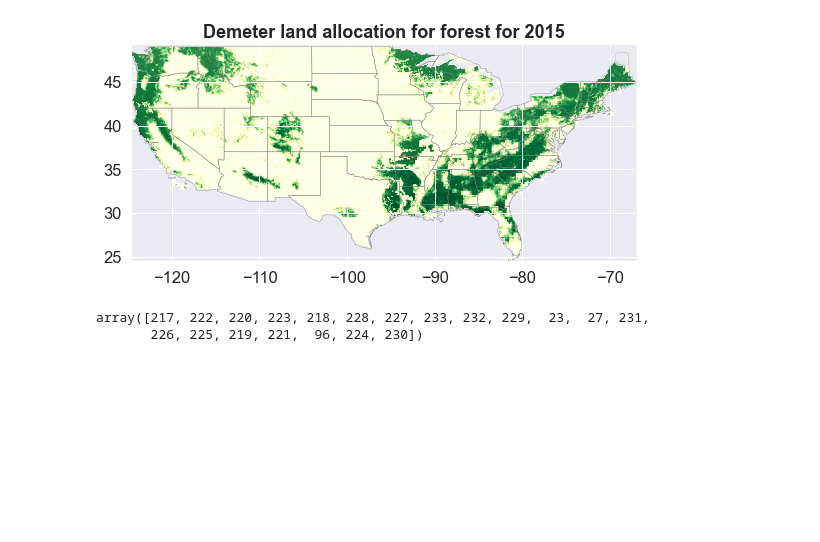
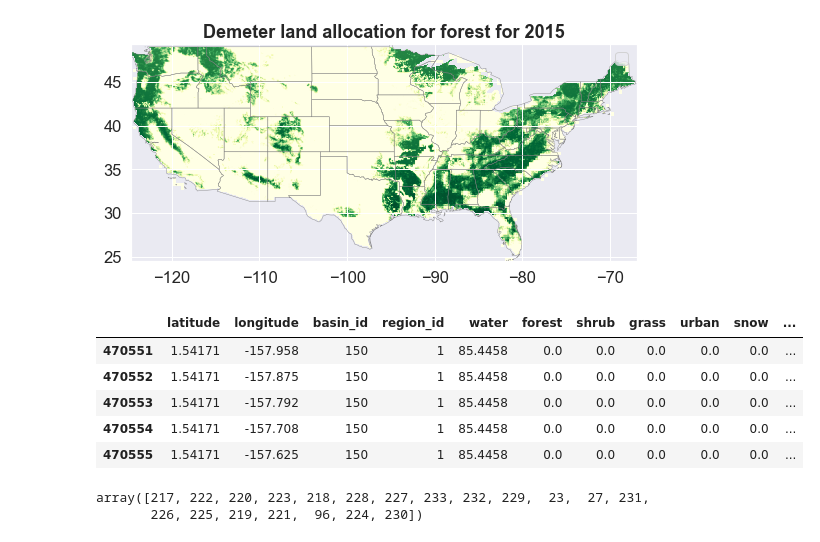
Before and after one commit to IMMM-SFA/im3vis, a Jupyter notebook: notebooks/trash.ipynb, the cells around one changed output. Drawn from its saved outputs; the diff is of its cells as text; code cells hidden in the pictures; blank space fills up the shorter version.

```diff
--- a/notebooks/trash.ipynb
+++ b/notebooks/trash.ipynb
@@ -162,6 +162,15 @@ r = plot_conus_raster(boundary_file, gdf, 'forest', meta, target_year)
 # %% [output]
 No handles with labels found to put in legend.
 [figure]
+# %%
+gdf.head()
+# %% [output]
+|  | latitude | longitude | basin_id | region_id | water | forest | shrub | grass | urban | snow | ... |
+| 470551 | 1.54171 | -157.958 | 150 | 1 | 85.4458 | 0.0 | 0.0 | 0.0 | 0.0 | 0.0 | ... |
+| 470552 | 1.54171 | -157.875 | 150 | 1 | 85.4458 | 0.0 | 0.0 | 0.0 | 0.0 | 0.0 | ... |
+| 470553 | 1.54171 | -157.792 | 150 | 1 | 85.4458 | 0.0 | 0.0 | 0.0 | 0.0 | 0.0 | ... |
+| 470554 | 1.54171 | -157.708 | 150 | 1 | 85.4458 | 0.0 | 0.0 | 0.0 | 0.0 | 0.0 | ... |
+| 470555 | 1.54171 | -157.625 | 150 | 1 | 85.4458 | 0.0 | 0.0 | 0.0 | 0.0 | 0.0 | ... |
 # %%
 gxf.basin_id.unique()
 # %% [output]
```
Also changed, not shown: parts of 2 cells of this notebook, 7 other files.
